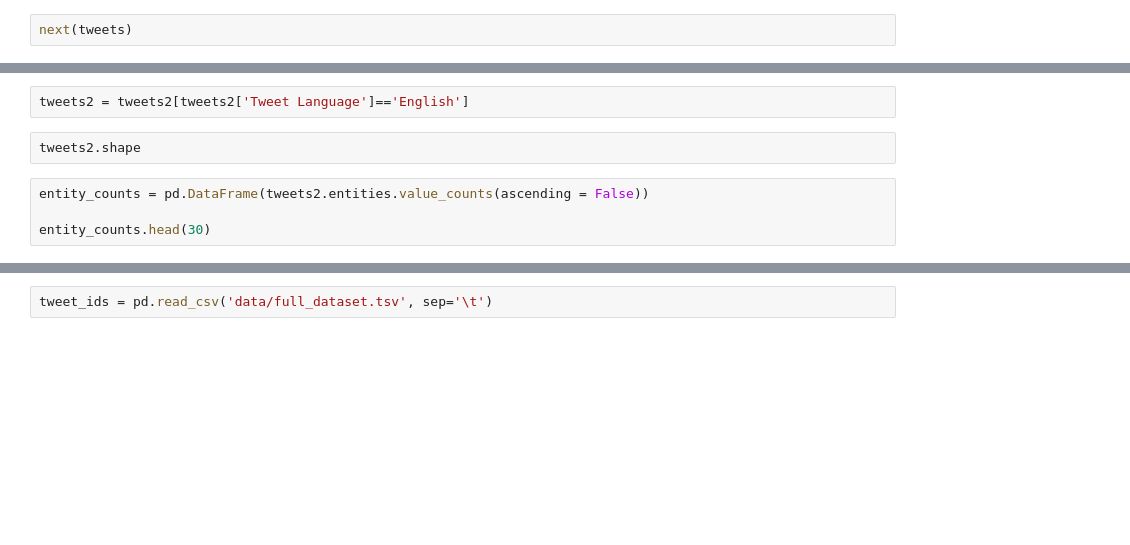
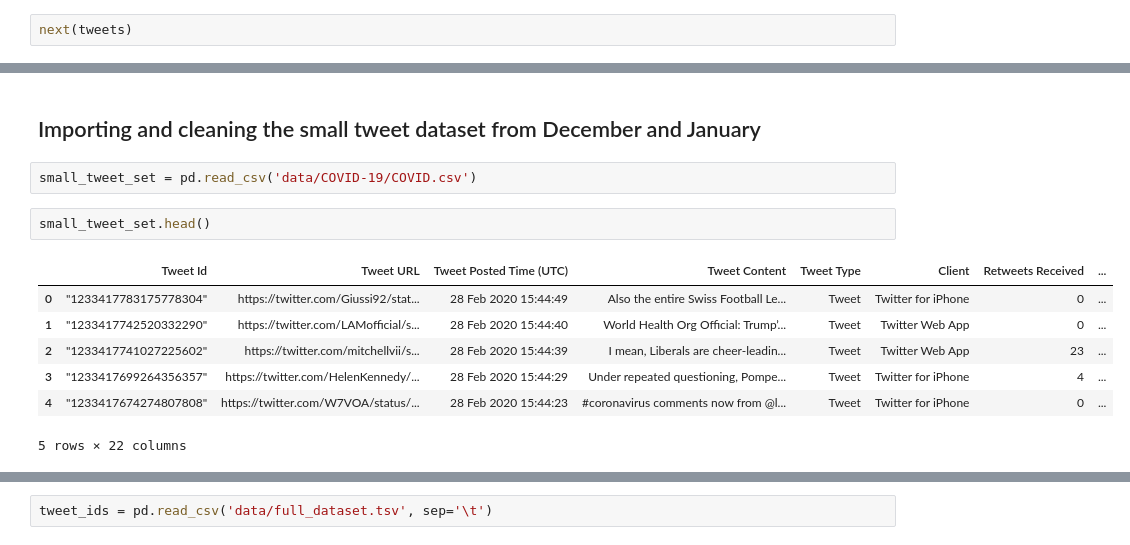
Before and after one commit to cravenre/Twitter_sentiment_in_pandemic, a Jupyter notebook: initial_exploration_cleaning.ipynb, the cells around one changed output, grey strips where cells are left out. Saved outputs shown, nothing was run; the diff lists cells and outputs as text; blank space fills up the shorter version.

```diff
--- a/initial_exploration_cleaning.ipynb
+++ b/initial_exploration_cleaning.ipynb
@@ -79,8 +19,14 @@ tweets2['Tweet Language'].value_counts(ascending=False)
-# %%
-tweets2 = tweets2[tweets2['Tweet Language']=='English']
-# %%
-tweets2.shape
-# %%
-entity_counts = pd.DataFrame(tweets2.entities.value_counts(ascending = False))
-
-entity_counts.head(30)
+# %% [markdown]
+## Importing and cleaning the small tweet dataset from December and January
+# %%
+small_tweet_set = pd.read_csv('data/COVID-19/COVID.csv')
+# %%
+small_tweet_set.head()
+# %% [output]
+|  | Tweet Id | Tweet URL | Tweet Posted Time (UTC) | Tweet Content | Tweet Type | Client | Retweets Received | ... |
+| 0 | "1233417783175778304" | https://twitter.com/Giussi92/stat... | 28 Feb 2020 15:44:49 | Also the entire Swiss Football Le... | Tweet | Twitter for iPhone | 0 | ... |
+| 1 | "1233417742520332290" | https://twitter.com/LAMofficial/s... | 28 Feb 2020 15:44:40 | World Health Org Official: Trump’... | Tweet | Twitter Web App | 0 | ... |
+| 2 | "1233417741027225602" | https://twitter.com/mitchellvii/s... | 28 Feb 2020 15:44:39 | I mean, Liberals are cheer-leadin... | Tweet | Twitter Web App | 23 | ... |
+| 3 | "1233417699264356357" | https://twitter.com/HelenKennedy/... | 28 Feb 2020 15:44:29 | Under repeated questioning, Pompe... | Tweet | Twitter for iPhone | 4 | ... |
+| 4 | "1233417674274807808" | https://twitter.com/W7VOA/status/... | 28 Feb 2020 15:44:23 | #coronavirus comments now from @l... | Tweet | Twitter for iPhone | 0 | ... |
+5 rows × 22 columns
```
Also changed, not shown: parts of 77 cells of this notebook.
